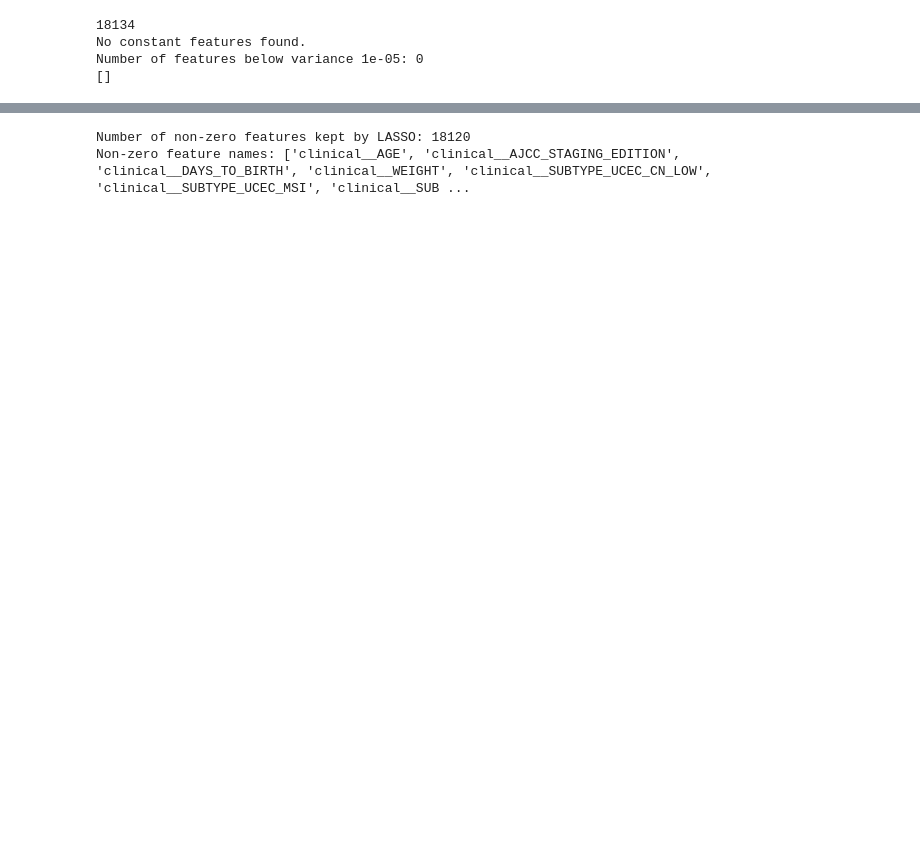
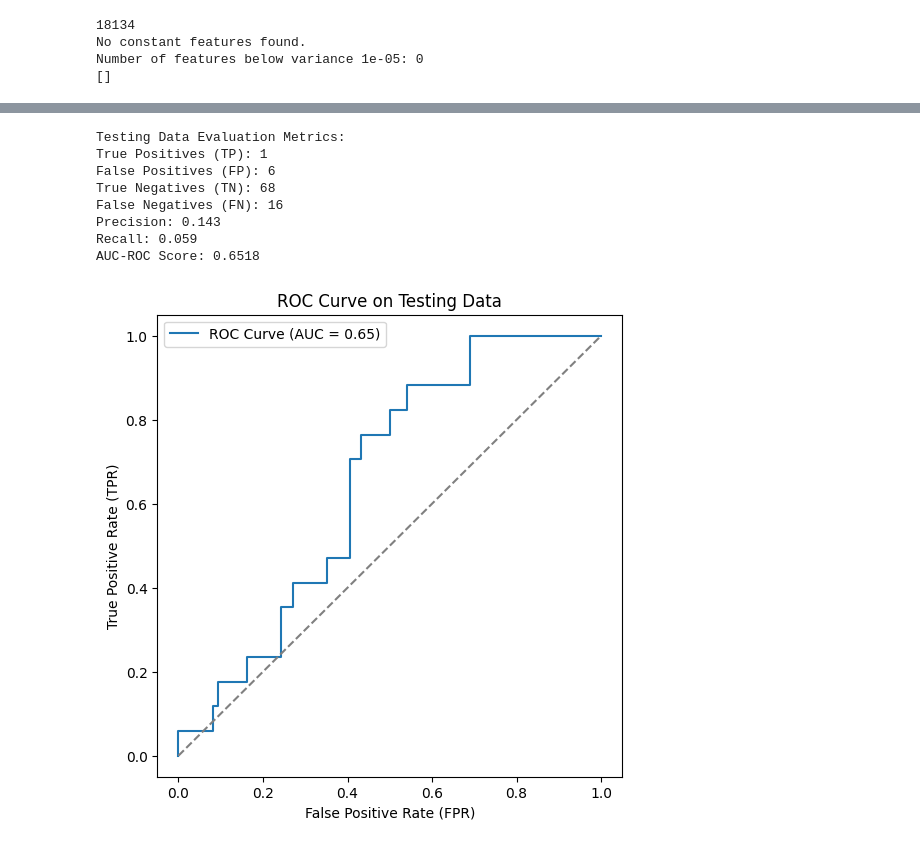
Before and after one commit to gchermside/UCEC_Recurrance, a Jupyter notebook: src/main.ipynb, the cells around one changed output, grey strips where cells are left out. Cells and saved outputs as stored; diff of their text form; code cells hidden in the pictures; blank space fills up the shorter version.

```diff
--- a/src/main.ipynb
+++ b/src/main.ipynb
@@ -519,22 +716,58 @@ joblib.dump(best_model, "../models/LASSO_with_mutation") # change the path depen
-# %%
-import numpy as np
-
-# Extract final estimator from pipeline
-clf = best_model.named_steps["clf"]
-
-coefs = clf.coef_
-
-# Handle multi-class vs binary
-if coefs.ndim > 1:
-    coefs = coefs.ravel()
-
-nonzero_features = np.sum(coefs != 0)
-print("Number of non-zero features kept by LASSO:", nonzero_features)
-
-# If you trained on X with named columns:
-feature_names = X_train.columns
-nonzero_feature_names = feature_names[coefs != 0]
-print("Non-zero feature names:", nonzero_feature_names.tolist())
-# %% [output]
-Number of non-zero features kept by LASSO: 18120
-Non-zero feature names: ['clinical__AGE', 'clinical__AJCC_STAGING_EDITION', 'clinical__DAYS_TO_BIRTH', 'clinical__WEIGHT', 'clinical__SUBTYPE_UCEC_CN_LOW', 'clinical__SUBTYPE_UCEC_MSI', 'clinical__SUB ...
+# %%
+# Test Data Evaluation Metrics
+
+# Predictions (discrete)
+y_test_pred = best_model.predict(X_test)
+
+# Custom threshold
+threshold = 0.4
+y_test_pred = (y_test_pred >= threshold).astype(int)
+
+print("Testing Data Evaluation Metrics:")
+
+# Confusion matrix
+cm_test = confusion_matrix(y_test, y_test_pred)
+tn, fp, fn, tp = cm_test.ravel()
+print(f"True Positives (TP): {tp}")
+print(f"False Positives (FP): {fp}")
+print(f"True Negatives (TN): {tn}")
+print(f"False Negatives (FN): {fn}")
+
+# Precision & Recall
+precision = precision_score(y_test, y_test_pred)
+recall = recall_score(y_test, y_test_pred)
+print(f"Precision: {precision:.3f}")
+print(f"Recall: {recall:.3f}")
+
+# Continuous scores for AUROC
+if hasattr(best_model, "predict_proba"):
+    y_scores = best_model.predict_proba(X_test)[:, 1]
+elif hasattr(best_model, "decision_function"):
+    y_scores = best_model.decision_function(X_test)
+else:
+    y_scores = y_test_pred  # fallback (not ideal)
+
+# AUROC
+roc_auc = roc_auc_score(y_test, y_scores)
+print(f"AUC-ROC Score: {roc_auc:.4f}")
+
+# ROC curve
+fpr, tpr, _ = roc_curve(y_test, y_scores)
+plt.figure(figsize=(6, 6))
+plt.plot(fpr, tpr, linestyle='-', label=f'ROC Curve (AUC = {roc_auc:.2f})')
+plt.plot([0, 1], [0, 1], linestyle='--', color='gray')  # Random classifier line
+plt.xlabel("False Positive Rate (FPR)")
+plt.ylabel("True Positive Rate (TPR)")
+plt.title("ROC Curve on Testing Data")
+plt.legend()
+plt.show()
+# %% [output]
+Testing Data Evaluation Metrics:
+True Positives (TP): 1
+False Positives (FP): 6
+True Negatives (TN): 68
+False Negatives (FN): 16
+Precision: 0.143
+Recall: 0.059
+AUC-ROC Score: 0.6518
+[figure, added]
```
Also changed, not shown: parts of 9 cells of this notebook, 1 other file.
